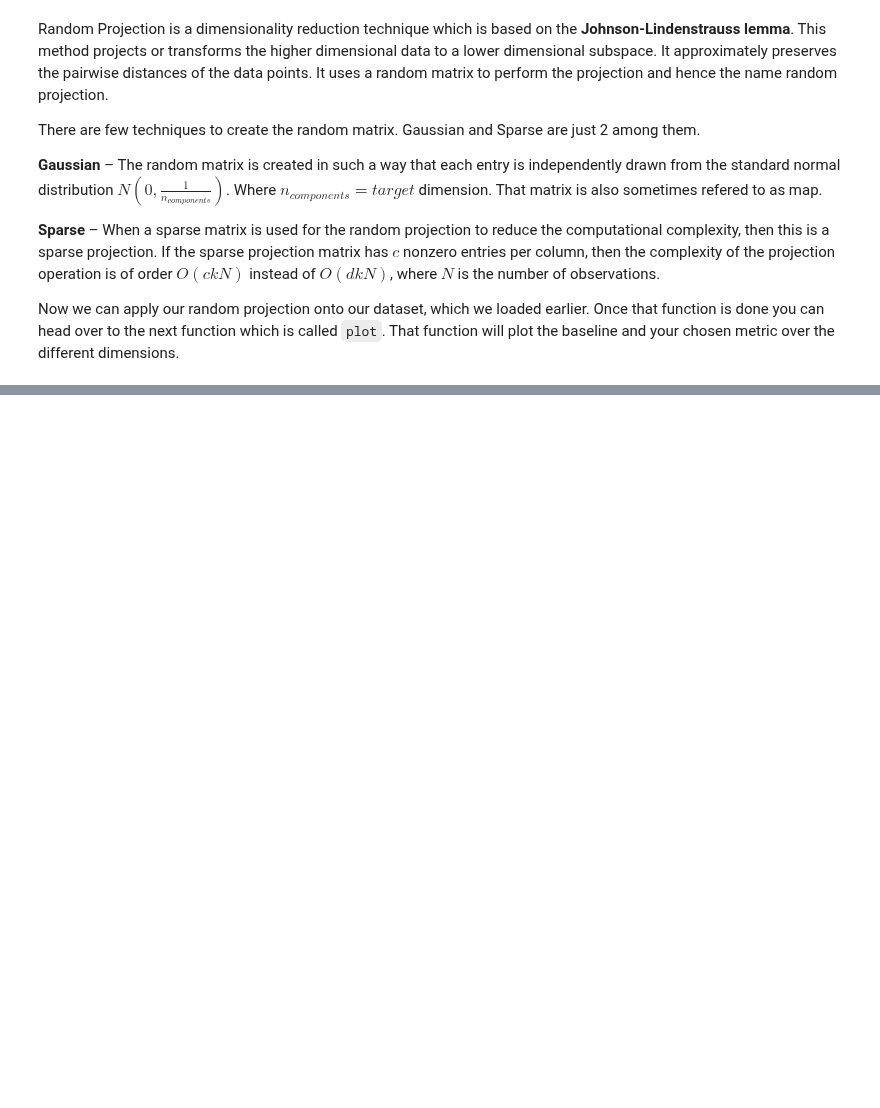
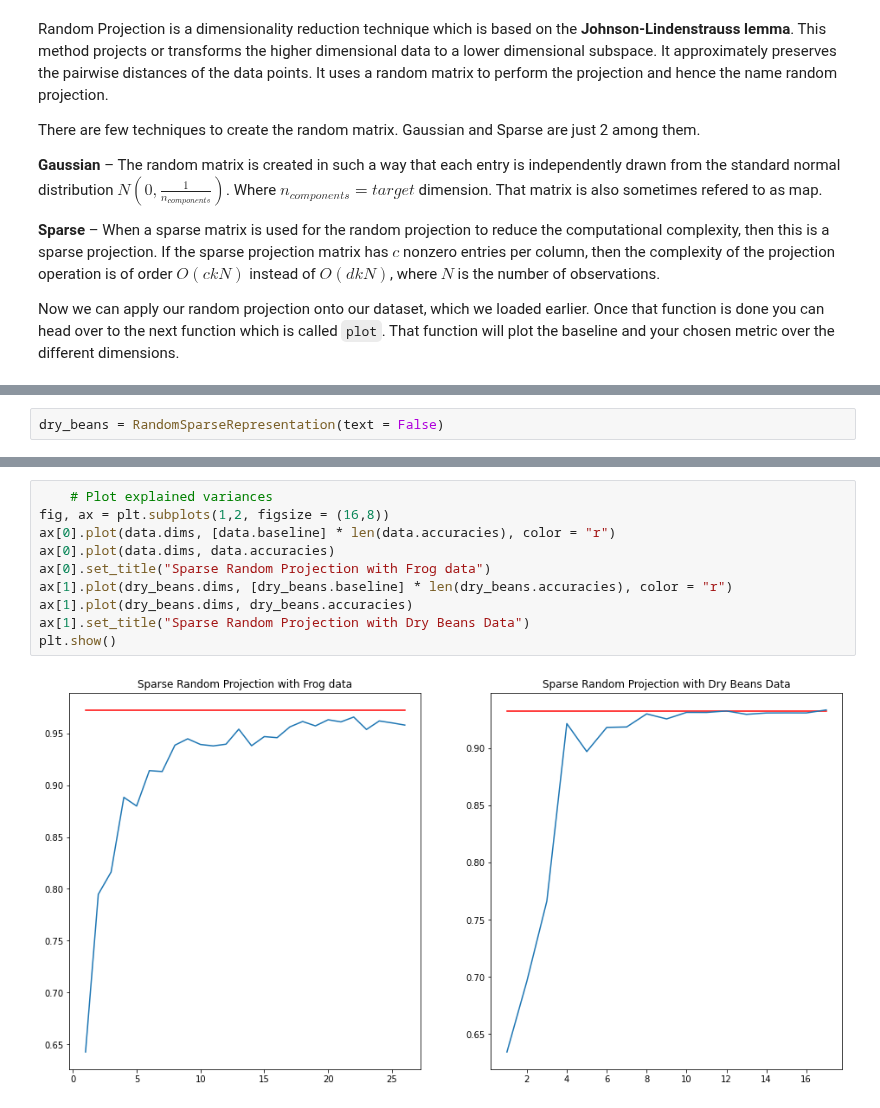
Before and after one commit to Estreuselito/Deus_ex_machina, a Jupyter notebook: RandomProjections/Group 10 - Assignment 3.ipynb, the cells around one changed output, grey strips where cells are left out. Saved outputs shown, nothing was run; the diff lists cells and outputs as text; blank space fills up the shorter version.

Commit message:
added subplots

```diff
--- a/RandomProjections/Group 10 - Assignment 3.ipynb
+++ b/RandomProjections/Group 10 - Assignment 3.ipynb
@@ -492,0 +509,2 @@ data.plot()
+# %%
+dry_beans = RandomSparseRepresentation(text = False)
@@ -492,0 +524,12 @@ data.plot()
+# %%
+    # Plot explained variances
+fig, ax = plt.subplots(1,2, figsize = (16,8))
+ax[0].plot(data.dims, [data.baseline] * len(data.accuracies), color = "r")
+ax[0].plot(data.dims, data.accuracies)
+ax[0].set_title("Sparse Random Projection with Frog data")
+ax[1].plot(dry_beans.dims, [dry_beans.baseline] * len(dry_beans.accuracies), color = "r")
+ax[1].plot(dry_beans.dims, dry_beans.accuracies)
+ax[1].set_title("Sparse Random Projection with Dry Beans Data")
+plt.show()
+# %% [output]
+[figure, added]
```
Also changed, not shown: parts of 4 cells of this notebook, 1 other file.
